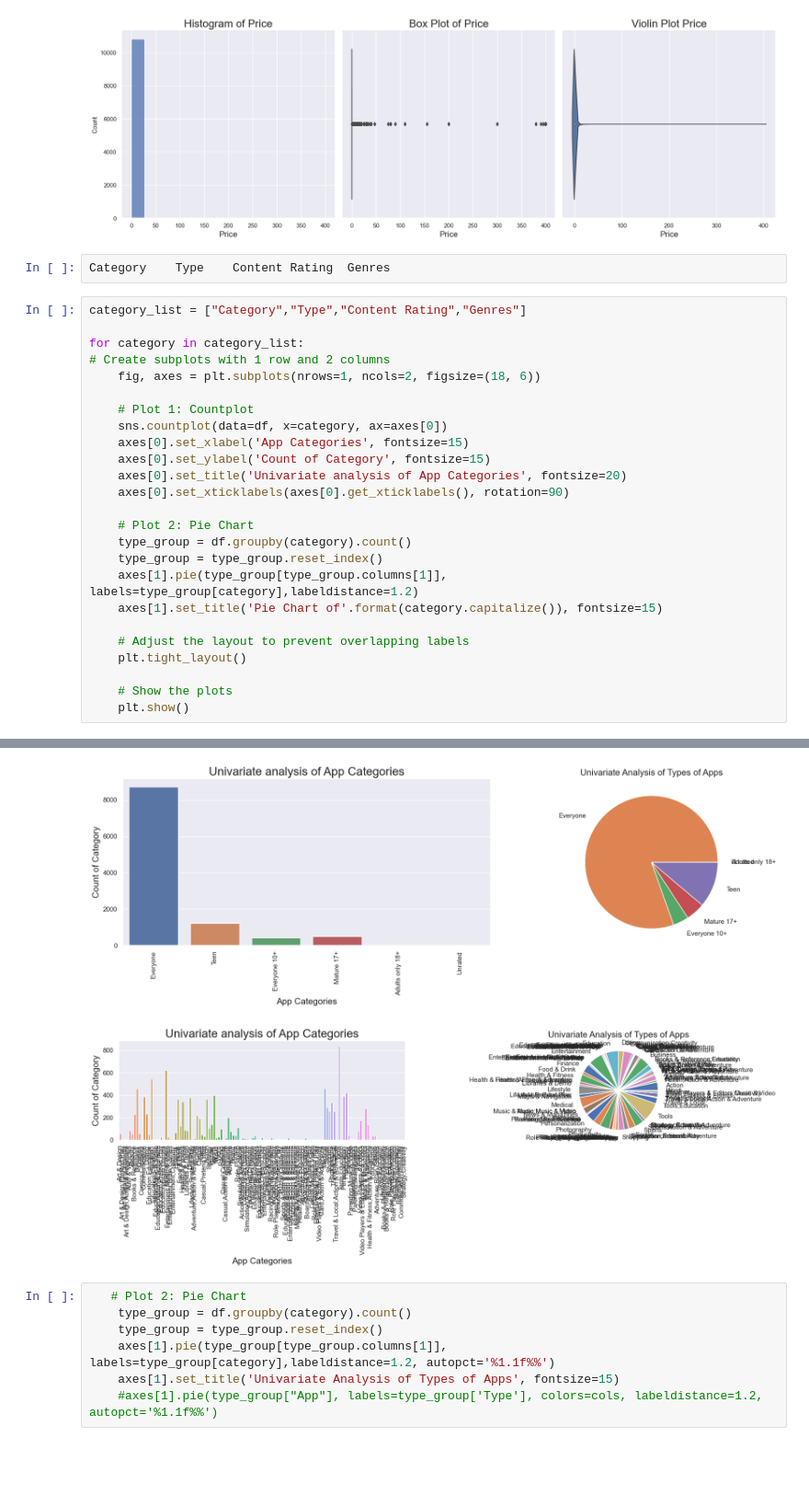
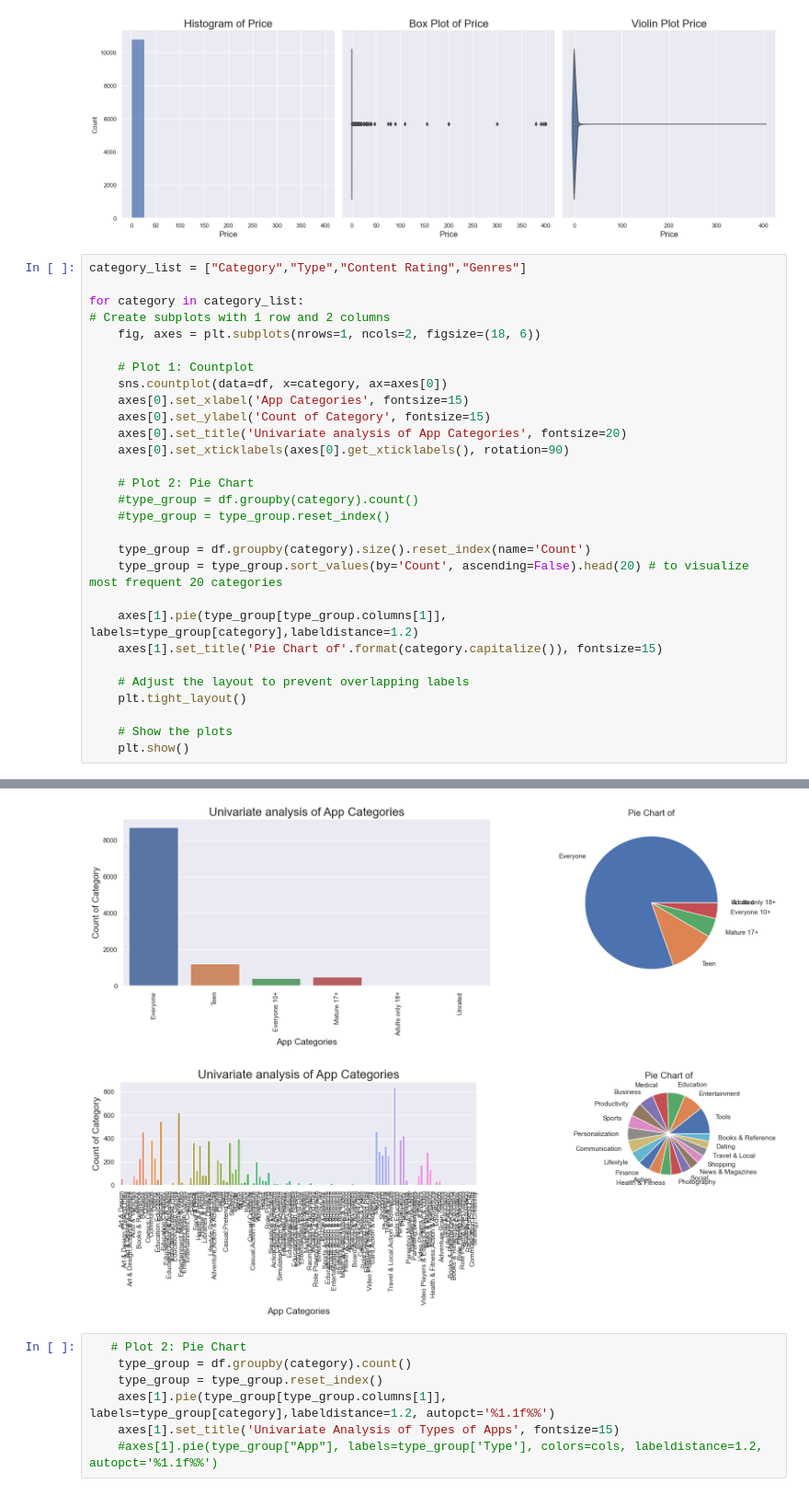
Before and after one commit to ftmoztl/EDA-data-visualization, a Jupyter notebook: eda-visualization.ipynb, the cells around one changed output, grey strips where cells are left out. Shown at 92% size. Saved outputs shown, nothing was run; the diff lists cells and outputs as text; blank space fills up the shorter version.

Commit message:
fix: Choose only first 20 categories for the pie chart

```diff
--- a/eda-visualization.ipynb
+++ b/eda-visualization.ipynb
@@ -245,8 +245,6 @@ for column in df.columns:
 [figure]
 [figure]
 [figure]
-# %%
-Category	Type	Content Rating	Genres
 # %%
 category_list = ["Category","Type","Content Rating","Genres"]
 
@@ -262,8 +260,12 @@ for category in category_list:
     axes[0].set_xticklabels(axes[0].get_xticklabels(), rotation=90)
 
     # Plot 2: Pie Chart
-    type_group = df.groupby(category).count()
-    type_group = type_group.reset_index()
+    #type_group = df.groupby(category).count()
+    #type_group = type_group.reset_index()
+
+    type_group = df.groupby(category).size().reset_index(name='Count')
+    type_group = type_group.sort_values(by='Count', ascending=False).head(20) # to visualize most frequent 20 categories
+
     axes[1].pie(type_group[type_group.columns[1]], labels=type_group[category],labeldistance=1.2)
     axes[1].set_title('Pie Chart of'.format(category.capitalize()), fontsize=15)
 
@@ -278,5 +280,5 @@ for category in category_list:
-[figure, old version]
+[figure, new version]
-[figure, old version]
+[figure, new version]
 # %%
    # Plot 2: Pie Chart
     type_group = df.groupby(category).count()
```
Also changed, not shown: parts of 1 cell of this notebook.
